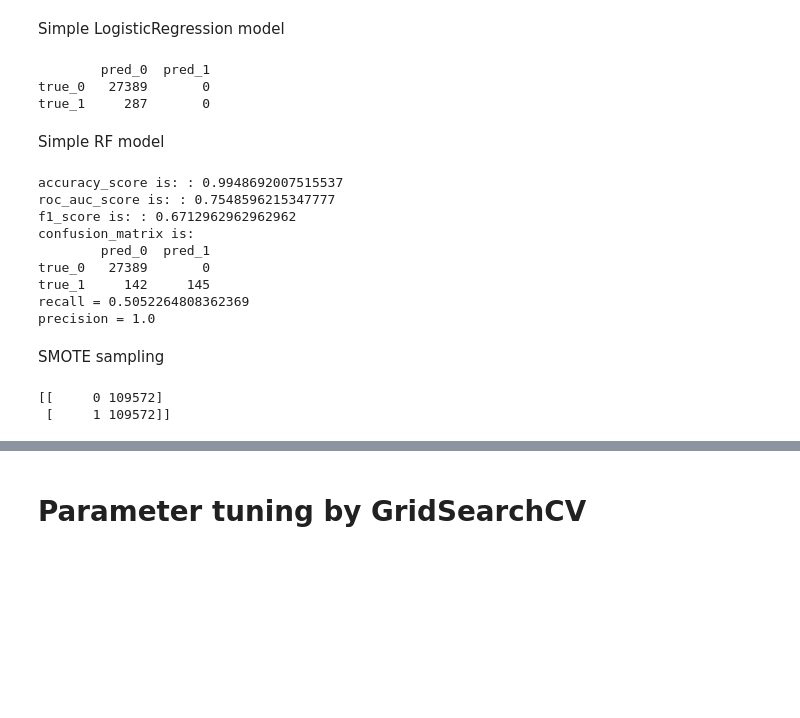
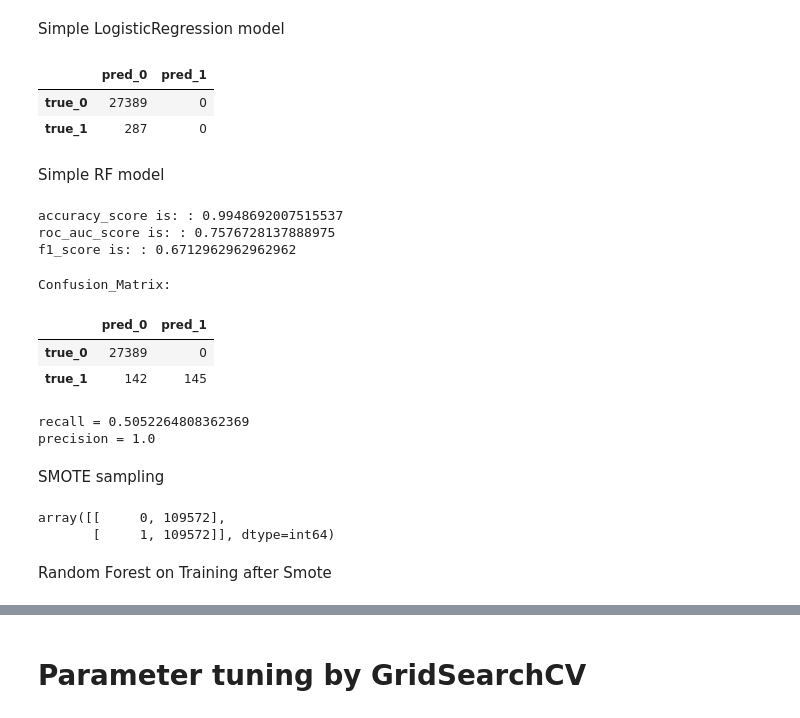
Before and after one commit to Connielee99/Fraud-Detection, a Jupyter notebook: Fraud_Detection.ipynb, the cells around one changed output, grey strips where cells are left out. Cells and saved outputs as stored; diff of their text form; code cells hidden in the pictures; blank space fills up the shorter version.

```diff
--- a/Fraud_Detection.ipynb
+++ b/Fraud_Detection.ipynb
@@ -205,19 +199,16 @@ y_pred=logreg.predict(X_test)
 # %%
 cm = metrics.confusion_matrix(y_test, y_pred)
 cmDF = pd.DataFrame(cm, columns=['pred_0', 'pred_1'], index=['true_0', 'true_1'])
-print(cmDF)
+cmDF
 # %% [output]
-        pred_0  pred_1
-true_0   27389       0
-true_1     287       0
+|  | pred_0 | pred_1 |
+| true_0 | 27389 | 0 |
+| true_1 | 287 | 0 |
 # %% [markdown]
 Simple RF model
 # %%
 classifier_RF = RandomForestClassifier(random_state=0)
-
 classifier_RF.fit(X_train, y_train)
-
-# predict class labels 0/1 for the test set
 predicted = classifier_RF.predict(X_test)
 
 # generate class probabilities
@@ -227,48 +218,36 @@ probs = classifier_RF.predict_proba(X_test)
 print("%s: %r" % ("accuracy_score is: ", accuracy_score(y_test, predicted)))
 print("%s: %r" % ("roc_auc_score is: ", roc_auc_score(y_test, probs[:, 1])))
 print("%s: %r" % ("f1_score is: ", f1_score(y_test, predicted )))#string to int
-
-print ("confusion_matrix is: ")
-cm = confusion_matrix(y_test, predicted)
-cmDF = pd.DataFrame(cm, columns=['pred_0', 'pred_1'], index=['true_0', 'true_1'])
-print(cmDF)
-print('recall =',float(cm[1,1])/(cm[1,0]+cm[1,1]))
-print('precision =', float(cm[1,1])/(cm[1,1] + cm[0,1]))#1.0
 # %% [output]
 accuracy_score is: : 0.9948692007515537
-roc_auc_score is: : 0.7548596215347777
+roc_auc_score is: : 0.7576728137888975
 f1_score is: : 0.6712962962962962
-confusion_matrix is:
-        pred_0  pred_1
-true_0   27389       0
-true_1     142     145
-recall = 0.5052264808362369
-precision = 1.0
+# %%
+print ("Confusion_Matrix: ")
+cm = confusion_matrix(y_test, predicted)
+cmDF = pd.DataFrame(cm, columns=['pred_0', 'pred_1'], index=['true_0', 'true_1'])
+cmDF
+# %% [output]
+Confusion_Matrix:
+|  | pred_0 | pred_1 |
+| true_0 | 27389 | 0 |
+| true_1 | 142 | 145 |
+# %%
+print('recall =',float(cm[1,1])/(cm[1,0]+cm[1,1]))
+print('precision =', float(cm[1,1])/(cm[1,1] + cm[0,1]))#1.0
+# %% [output]
+recall = 0.5052264808362369
+precision = 1.0
 # %% [markdown]
 SMOTE sampling
-# %%
-#Wrong way to sampling: smote before split train/test, then test data does not reflect true distribution in reality,
-#and “blend” information from the test set into the training of the model. overfit! think about the case of simple
-#oversampling (where I just duplicate observations). If I upsample a dataset before splitting it into a train and
-#validation set, I could end up with the same observation in both datasets
-
-#https://imbalanced-learn.org/en/stable/install.html
-
-# Install
-# imbalanced-learn is currently available on the PyPi’s reporitories and you can install it via pip:
-
-# pip install -U imbalanced-learn
-
-#oversampling on only the training data, the right way!
-#sampling_strategy = number of samples in the majority class over the number of samples in the minority class after resampling
-
-smote = SMOTE(random_state=12)
-x_train_sm, y_train_sm = smote.fit_sample(X_train, y_train)
-
-unique, counts = np.unique(y_train_sm, return_counts=True)
-
-print(np.asarray((unique, counts)).T)
-# %% [output]
-[[     0 109572]
- [     1 109572]]
+# %%
+smote = SMOTE(random_state=0)
+x_train_sm, y_train_sm = smote.fit_sample(X_train, y_train)
+unique, counts = np.unique(y_train_sm, return_counts=True)
+np.asarray((unique, counts)).T
+# %% [output]
+array([[     0, 109572],
+       [     1, 109572]], dtype=int64)
+# %% [markdown]
+Random Forest on Training after Smote
 # %%
```
Also changed, not shown: parts of 27 cells of this notebook.
